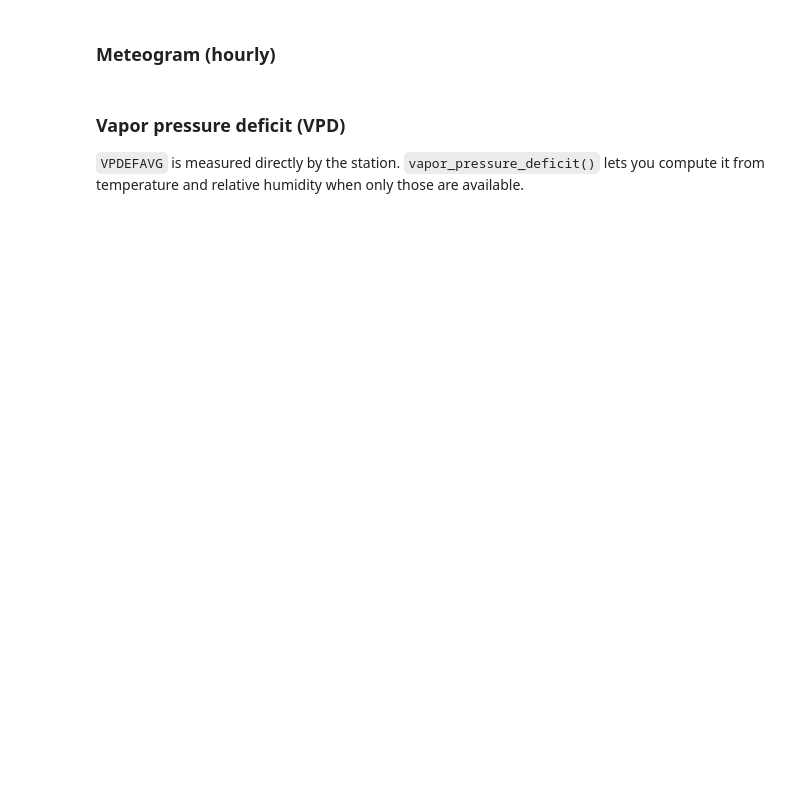
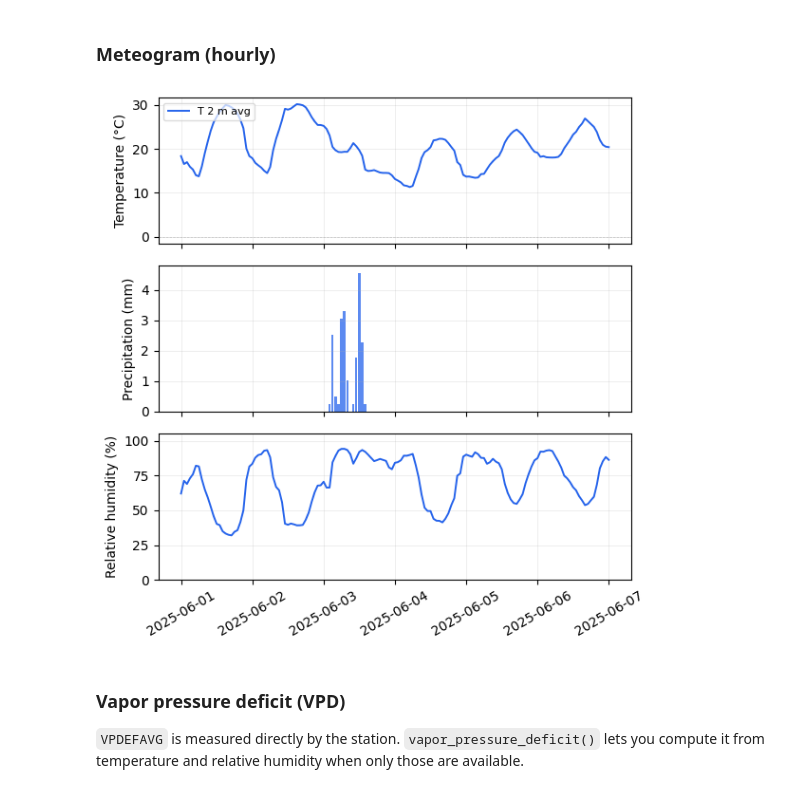
Before and after one commit to soilwater/ksmesopy, a Jupyter notebook: ksmesopy/examples/examples.ipynb, the cells around one changed output. Cells and saved outputs as stored; diff of their text form; code cells hidden in the pictures; blank space fills up the shorter version.

Commit message:
Updated charts

```diff
--- a/ksmesopy/examples/examples.ipynb
+++ b/ksmesopy/examples/examples.ipynb
@@ -35,12 +52,14 @@ df_d.head(3)
 # %% [markdown]
 ### Meteogram (hourly)
 # %%
-fig, axes = plt.subplots(3, 1, sharex=True, figsize=(10, 7))
+fig, axes = plt.subplots(3, 1, sharex=True, figsize=(6, 6))
 ms.plot_temperature(axes[0], df_h, ['TEMP2MAVG'])
 ms.plot_precip(axes[1], df_h, 'PRECIP')
 ms.plot_humidity(axes[2], df_h, 'RELHUM2MAVG')
 plt.tight_layout()
 plt.show()
+# %% [output]
+[figure, added]
 # %% [markdown]
 ### Vapor pressure deficit (VPD)
 `VPDEFAVG` is measured directly by the station. `vapor_pressure_deficit()` lets you compute it from temperature and relative humidity when only those are available.
```
Also changed, not shown: parts of 10 cells of this notebook, 1 other file.
